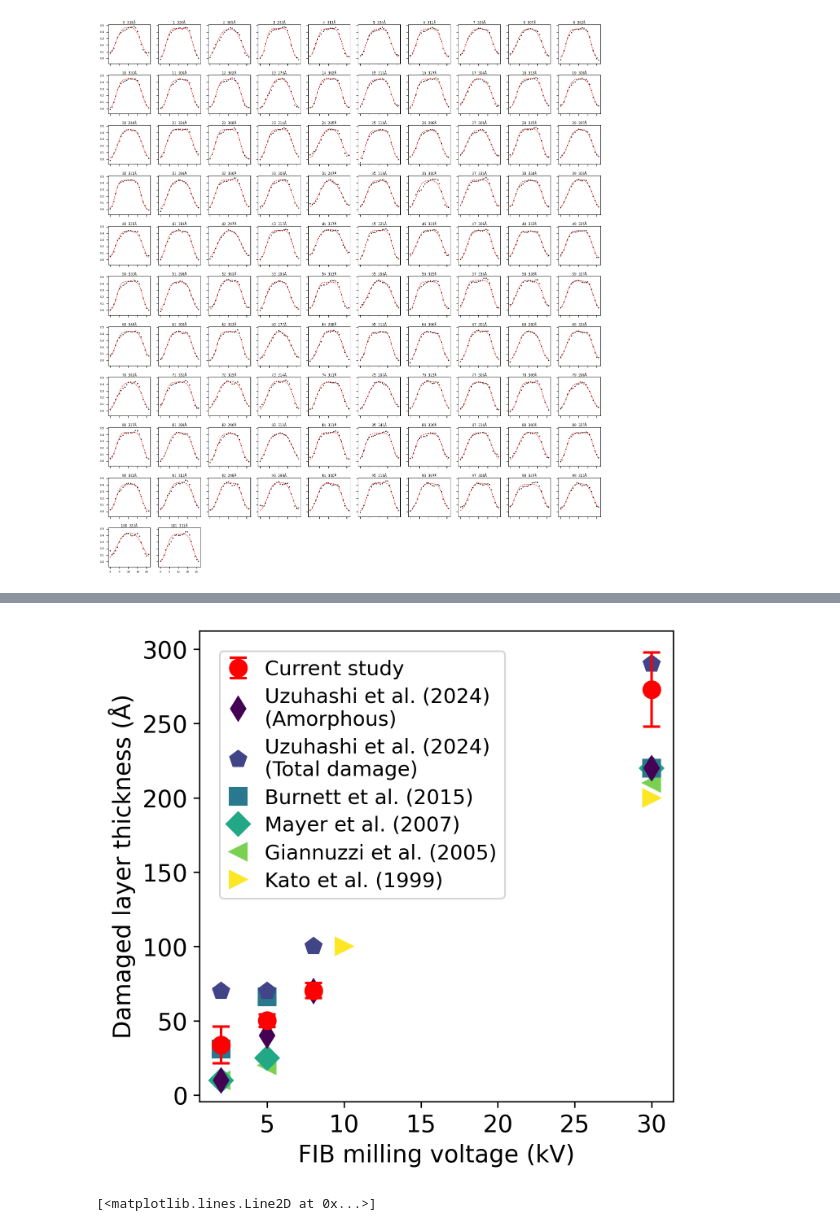
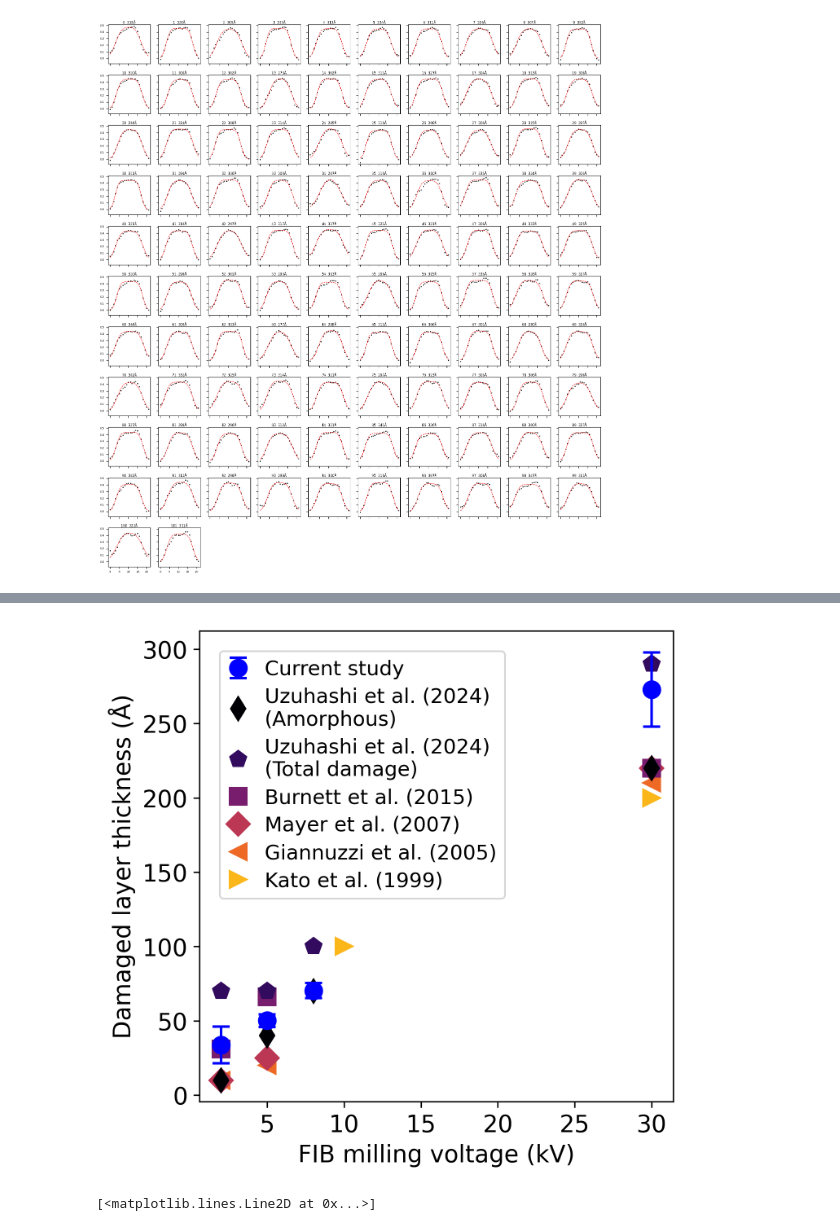
Before and after one commit to c-sooyoung/lemon-sandbox, a Jupyter notebook: silicon-atomic-column-thickness/260728_fig5_tif.ipynb, the cells around one changed output, grey strips where cells are left out. Drawn from its saved outputs; the diff is of its cells as text; code cells hidden in the pictures.

```diff
--- a/260721-atomic-column-thickness/260728_fig5_tif.ipynb
+++ b/silicon-atomic-column-thickness/260728_fig5_tif.ipynb
@@ -468,7 +468,7 @@ for p in ps:
 ys = np.array(ys)
 Y = ys.sum(axis=0)
 
-fig, axs = plt.subplots(2, 2, figsize=(10, 7), dpi=300)
+fig, axs = plt.subplots(2, 2, figsize=(10, 7))
 
 keys = ['2V', '5V', '8V', '30V']
 
@@ -526,36 +524,36 @@ literature = [
 #     'tab:cyan',
 # ]
 MARKERSIZE=10
 
 plt.figure(figsize=(5, 5), dpi=300)
 
 ZTOP = 100
 handles = []
 
 eb = plt.errorbar(voltages, damage, damage_err,
     fmt="o", capsize=5, capthick=1.5, elinewidth=1.5, label="Current study", markersize=MARKERSIZE,
-    zorder=ZTOP, color='red'
+    zorder=ZTOP, color='blue'
     )
 handles.append(eb)
 
 for i, (v, d, mk, lab) in enumerate(literature):
-    ln, = plt.plot(v, d, mk, label=lab, zorder=ZTOP - 1 - i, color=plt.colormaps['viridis'](i / 5), markersize=MARKERSIZE)
+    ln, = plt.plot(v, d, mk, label=lab, zorder=ZTOP - 1 - i, color=plt.colormaps['inferno'](i / 6), markersize=MARKERSIZE)
     handles.append(ln)
 
 plt.xlabel("FIB milling voltage (kV)", fontsize=14)
 plt.ylabel("Damaged layer thickness (Å)", fontsize=14)
 plt.xticks(fontsize=14)
 plt.yticks(fontsize=14)
 plt.legend(handles=handles, fontsize=12,
            labelspacing=0.4,     # 항목 간 세로 간격 (기본 0.5)
            handlelength=1.0,      # 핸들 가로 길이 (기본 2.0) — 마커라 길 필요 없음
            handletextpad=0.8,     # 핸들↔텍스트 (기본 0.8)
            borderpad=0.4,         # 테두리 안쪽 여백 (기본 0.4)
            borderaxespad=1,     # 테두리↔축 (기본 0.5)
            frameon=True)         # 테두리 제거 (선택)
 plt.show()
 # %% [output]
-[figure, old version]
+[figure, new version]
 # %%
 key = '5V'
 roi = thickness_rois[key]
```
Also changed, not shown: parts of 3 cells of this notebook, 1 other file.
